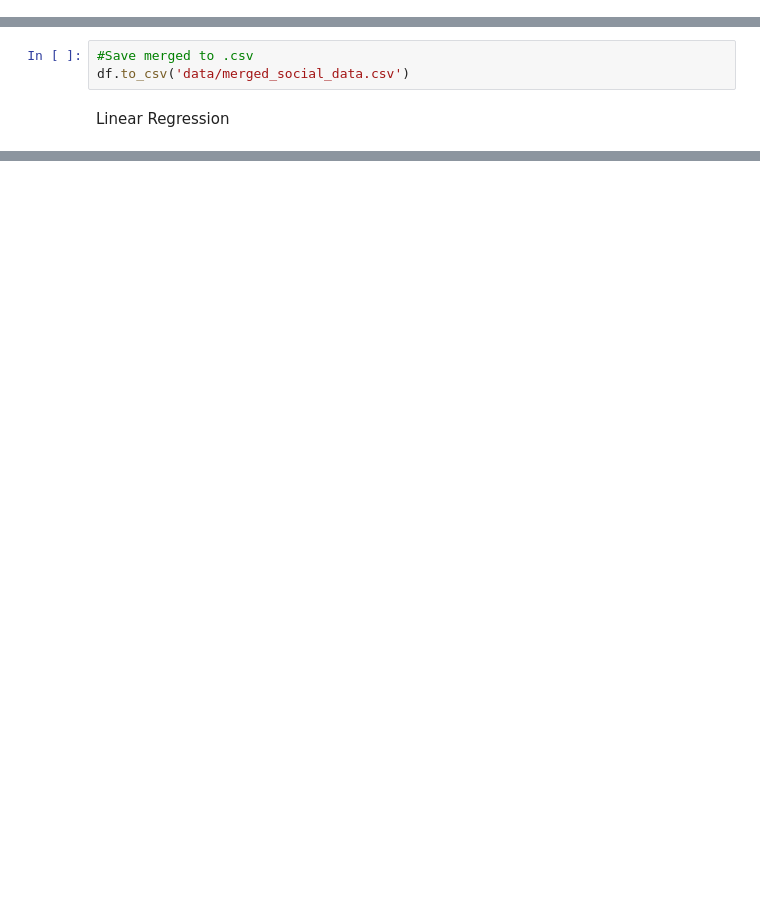
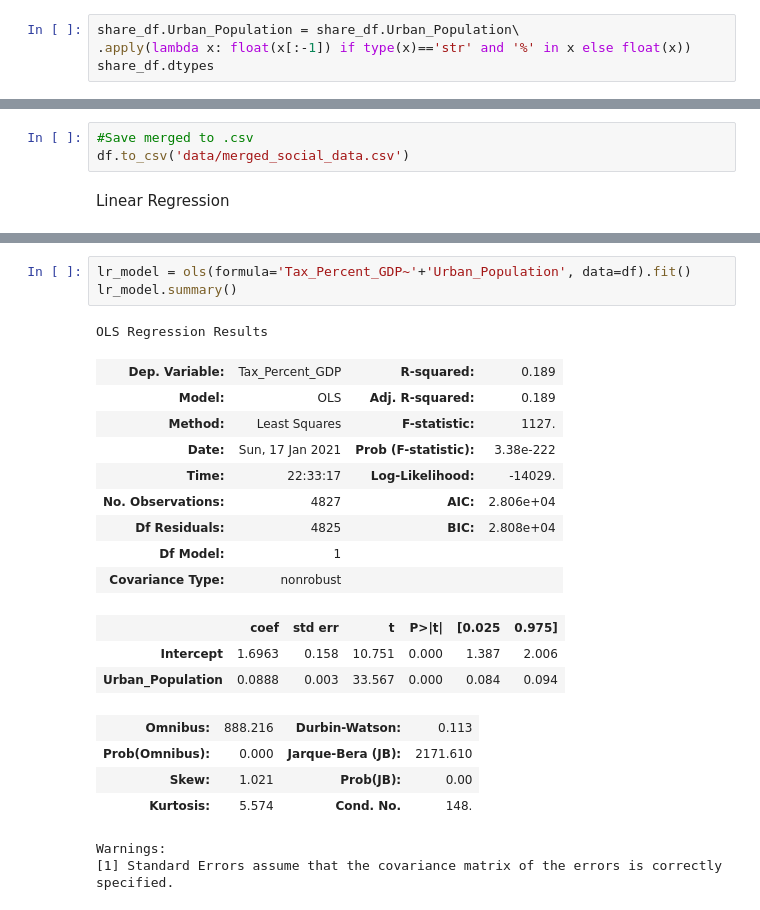
Before and after one commit to freeebooksdotcom/assessment, a Jupyter notebook: Assement_Notebook.ipynb, the cells around one changed output, grey strips where cells are left out. Cells and saved outputs as stored; diff of their text form; blank space fills up the shorter version.

```diff
--- a/Assement_Notebook.ipynb
+++ b/Assement_Notebook.ipynb
@@ -67,0 +104,4 @@ taxes_df.
+# %%
+share_df.Urban_Population = share_df.Urban_Population\
+.apply(lambda x: float(x[:-1]) if type(x)=='str' and '%' in x else float(x))
+share_df.dtypes
@@ -107,0 +171,23 @@ Linear Regression
+# %%
+lr_model = ols(formula='Tax_Percent_GDP~'+'Urban_Population', data=df).fit()
+lr_model.summary()
+# %% [output]
+OLS Regression Results
+| Dep. Variable: | Tax_Percent_GDP | R-squared: | 0.189 |
+| Model: | OLS | Adj. R-squared: | 0.189 |
+| Method: | Least Squares | F-statistic: | 1127. |
+| Date: | Sun, 17 Jan 2021 | Prob (F-statistic): | 3.38e-222 |
+| Time: | 22:33:17 | Log-Likelihood: | -14029. |
+| No. Observations: | 4827 | AIC: | 2.806e+04 |
+| Df Residuals: | 4825 | BIC: | 2.808e+04 |
+| Df Model: | 1 |  |  |
+| Covariance Type: | nonrobust |  |  |
+|  | coef | std err | t | P>|t| | [0.025 | 0.975] |
+| Intercept | 1.6963 | 0.158 | 10.751 | 0.000 | 1.387 | 2.006 |
+| Urban_Population | 0.0888 | 0.003 | 33.567 | 0.000 | 0.084 | 0.094 |
+| Omnibus: | 888.216 | Durbin-Watson: | 0.113 |
+| Prob(Omnibus): | 0.000 | Jarque-Bera (JB): | 2171.610 |
+| Skew: | 1.021 | Prob(JB): | 0.00 |
+| Kurtosis: | 5.574 | Cond. No. | 148. |
+Warnings:
+[1] Standard Errors assume that the covariance matrix of the errors is correctly specified.
```
Also changed, not shown: parts of 17 cells of this notebook.
